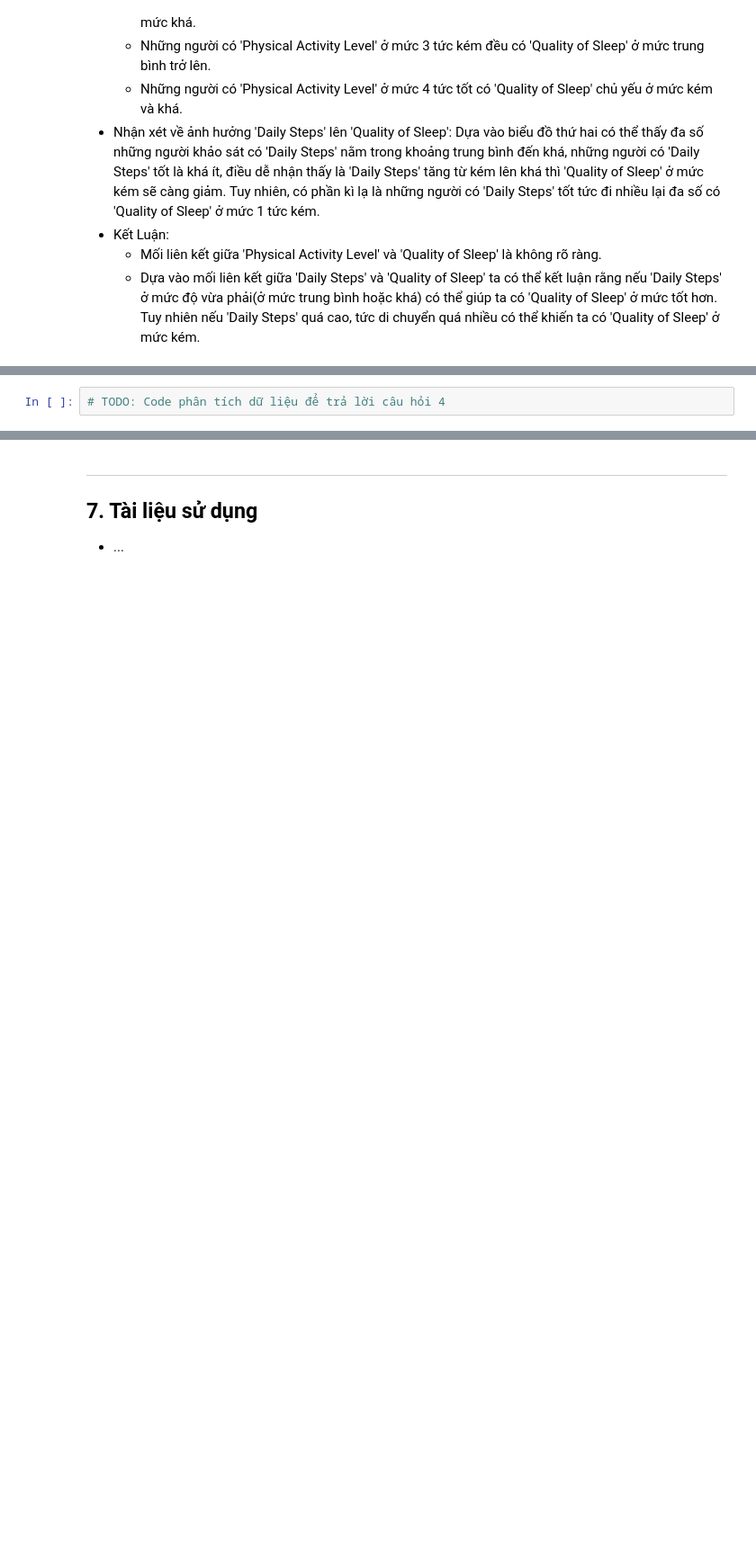
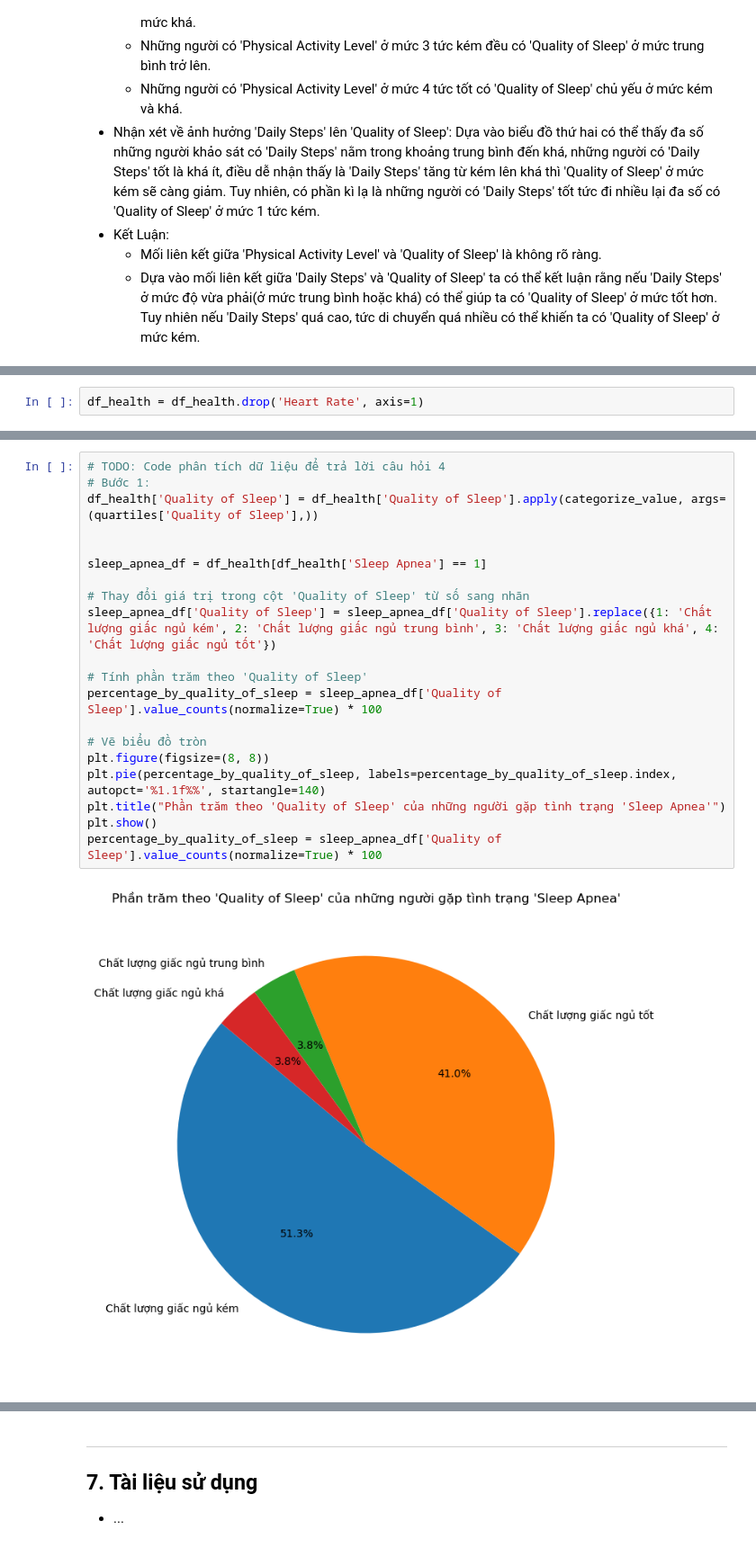
Before and after one commit to khiemnguyen812/Final_Prj_CSC17104_21KHDL1, a Jupyter notebook: Notebook.ipynb, the cells around one changed output, grey strips where cells are left out. Shown at 90% size. Drawn from its saved outputs; the diff is of its cells as text; blank space fills up the shorter version.

```diff
--- a/Notebook.ipynb
+++ b/Notebook.ipynb
@@ -567,3 +638,5 @@ plt.show()
+# %%
+df_health = df_health.drop('Heart Rate', axis=1)
 # %% [markdown]
 #### 5.4.2. Phân tích dữ liệu trả lời câu hỏi
 
@@ -573,2 +649,22 @@ plt.show()
 # %%
 # TODO: Code phân tích dữ liệu để trả lời câu hỏi 4
+# Bước 1:
+df_health['Quality of Sleep'] = df_health['Quality of Sleep'].apply(categorize_value, args=(quartiles['Quality of Sleep'],))
+
+
+sleep_apnea_df = df_health[df_health['Sleep Apnea'] == 1]
+
+# Thay đổi giá trị trong cột 'Quality of Sleep' từ số sang nhãn
+sleep_apnea_df['Quality of Sleep'] = sleep_apnea_df['Quality of Sleep'].replace({1: 'Chất lượng giấc ngủ kém', 2: 'Chất lượng giấc ngủ trung bình', 3: 'Chất lượng giấc ngủ khá', 4: 'Chất lượng giấc ngủ tốt'})
+
+# Tính phần trăm theo 'Quality of Sleep'
+percentage_by_quality_of_sleep = sleep_apnea_df['Quality of Sleep'].value_counts(normalize=True) * 100
+
+# Vẽ biểu đồ tròn
+plt.figure(figsize=(8, 8))
+plt.pie(percentage_by_quality_of_sleep, labels=percentage_by_quality_of_sleep.index, autopct='%1.1f%%', startangle=140)
+plt.title("Phần trăm theo 'Quality of Sleep' của những người gặp tình trạng 'Sleep Apnea'")
+plt.show()
+percentage_by_quality_of_sleep = sleep_apnea_df['Quality of Sleep'].value_counts(normalize=True) * 100
+# %% [output]
+[figure, added]
```
Also changed, not shown: parts of 13 cells of this notebook, 1 other file.
